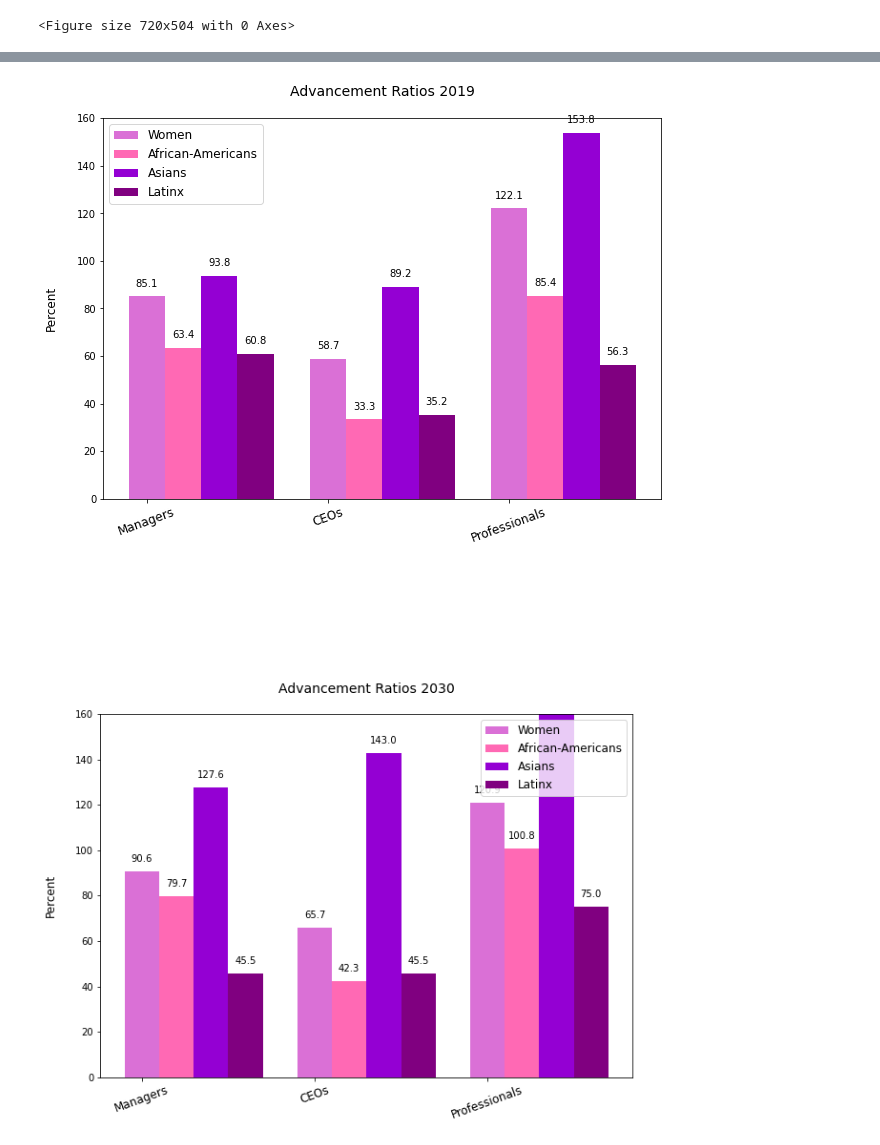
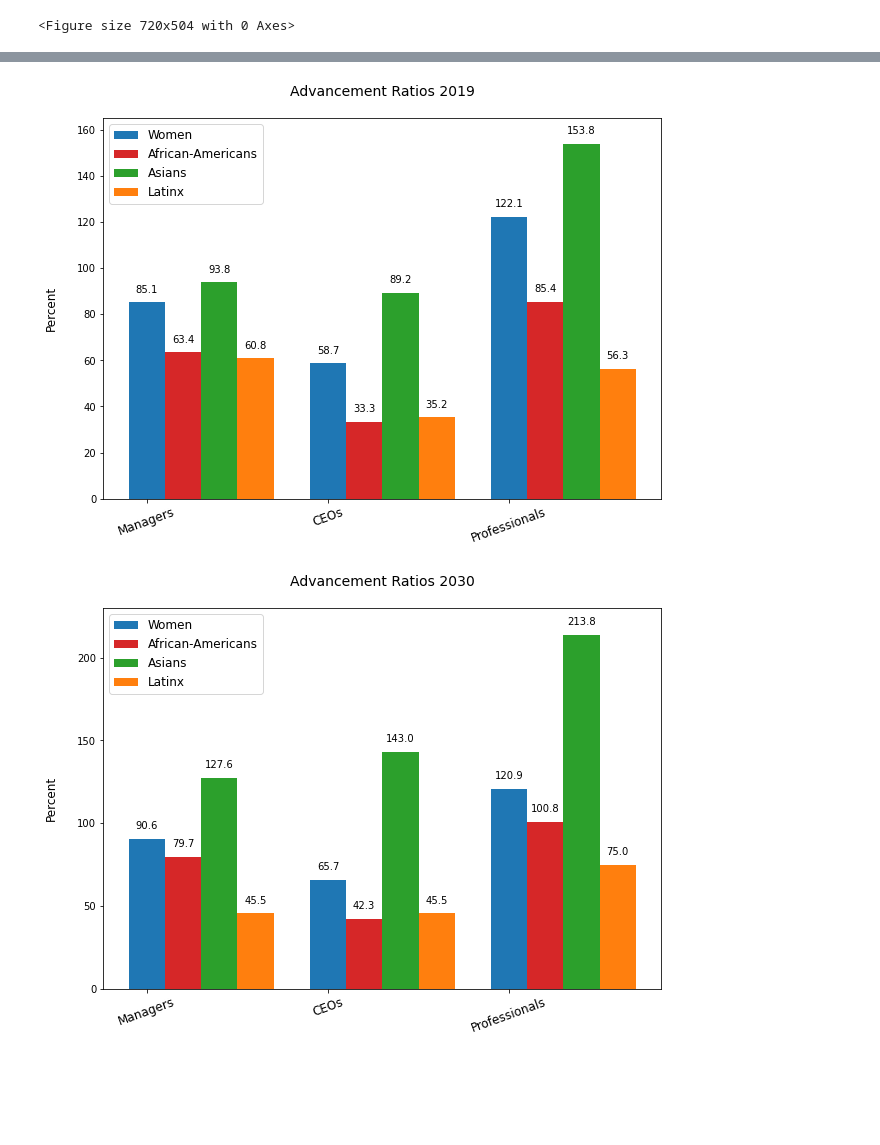
Before and after one commit to chinnamanaidu/project_rutgers, a Jupyter notebook: BLS_Project.ipynb, the cells around one changed output, grey strips where cells are left out. Drawn from its saved outputs; the diff is of its cells as text; code cells hidden in the pictures; blank space fills up the shorter version.

Commit message:
Changed colors in charts and added Ashni's slides to presentation with notes

```diff
--- a/BLS_Project.ipynb
+++ b/BLS_Project.ipynb
@@ -627,7 +630,7 @@ X = np.arange(3)
 plt.figure(figsize=(10,7))
 tick_locations = [value for value in X]
 plt.xticks(tick_locations, ["Managers","CEOs","Professionals"],fontsize=12)
-plt.bar(X + 0.00, data[0], color = 'orchid', width = 0.2, align="center")
+plt.bar(X + 0.00, data[0], color = 'tab:blue', width = 0.2, align="center")
 for x,y in zip(X + 0.00,data[0]):
     label = "{:.1f}".format(y)
     plt.annotate(label,
@@ -636,7 +639,7 @@ for x,y in zip(X + 0.00,data[0]):
                  xytext=(0,10),
                  ha='center')
 
-plt.bar(X + 0.20, data[1], color = 'hotpink', width = 0.2,align="center")
+plt.bar(X + 0.20, data[1], color = 'tab:red', width = 0.2,align="center")
 for x,y in zip(X + 0.20,data[1]):
     label = "{:.1f}".format(y)
     plt.annotate(label,
@@ -645,7 +648,7 @@ for x,y in zip(X + 0.20,data[1]):
                  xytext=(0,10),
                  ha='center')
 
-plt.bar(X + 0.40, data[2], color = 'darkviolet', width = 0.2,align="center")
+plt.bar(X + 0.40, data[2], color = 'tab:green', width = 0.2,align="center")
 for x,y in zip(X + 0.40,data[2]):
     label = "{:.1f}".format(y)
     plt.annotate(label,
@@ -654,7 +657,7 @@ for x,y in zip(X + 0.40,data[2]):
                  xytext=(0,10),
                  ha='center')
 
-plt.bar(X + 0.60, data[3], color = 'purple', width = 0.2,align="center")
+plt.bar(X + 0.60, data[3], color = 'tab:orange', width = 0.2,align="center")
 for x,y in zip(X + 0.60,data[3]):
     label = "{:.1f}".format(y)
     plt.annotate(label,
@@ -667,18 +670,18 @@ plt.title("Advancement Ratios 2019\n",fontsize=14)
 plt.legend(demographics, loc="best",fontsize=12)
 plt.ylabel("Percent\n",fontsize=12)
 plt.xticks(rotation = 20)
-plt.ylim(0,160)
+plt.ylim(0,165)
 
 plt.savefig("Images/bar_advratio2019")
 plt.show()
 # %% [output]
-[figure, old version]
+[figure, new version]
 # %%
 # advancement ratio chart, 2030
 
 advratio_2030 = pd.read_csv("DataFiles/advratio2030.csv")
 advratio_2030.head()
-advratio_2030.set_index("Unnamed: 0", inplace=True)
+# advratio_2030.set_index("Unnamed: 0", inplace=True)
 
 # data0 = [[advratio_2030.loc["Women"]]]
 # data1=[[advratio_2030.loc["African-Americans"]]]
@@ -694,7 +697,7 @@ X = np.arange(3)
 plt.figure(figsize=(10,7))
 tick_locations = [value for value in X]
 plt.xticks(tick_locations, ["Managers","CEOs","Professionals"],fontsize=12)
-plt.bar(X + 0.00, data[0], color = 'orchid', width = 0.2, align="center")
+plt.bar(X + 0.00, data[0], color = 'tab:blue', width = 0.2, align="center")
 for x,y in zip(X + 0.00,data[0]):
     label = "{:.1f}".format(y)
     plt.annotate(label,
@@ -703,43 +706,43 @@ for x,y in zip(X + 0.00,data[0]):
                  xytext=(0,10),
                  ha='center')
 
-plt.bar(X + 0.20, data[1], color = 'hotpink', width = 0.2,align="center")
+plt.bar(X + 0.20, data[1], color = 'tab:red', width = 0.2,align="center")
 for x,y in zip(X + 0.20,data[1]):
     label = "{:.1f}".format(y)
     plt.annotate(label,
                  (x,y),
                  textcoords="offset points",
                  xytext=(0,10),
                  ha='center')
 
-plt.bar(X + 0.40, data[2], color = 'darkviolet', width = 0.2,align="center")
+plt.bar(X + 0.40, data[2], color = 'tab:green', width = 0.2,align="center")
 for x,y in zip(X + 0.40,data[2]):
     label = "{:.1f}".format(y)
     plt.annotate(label,
                  (x,y),
                  textcoords="offset points",
                  xytext=(0,10),
                  ha='center')
 
-plt.bar(X + 0.60, data[3], color = 'purple', width = 0.2,align="center")
+plt.bar(X + 0.60, data[3], color = 'tab:orange', width = 0.2,align="center")
 for x,y in zip(X + 0.60,data[3]):
     label = "{:.1f}".format(y)
     plt.annotate(label,
                  (x,y),
                  textcoords="offset points",
                  xytext=(0,10),
                  ha='center')
 
 plt.title("Advancement Ratios 2030\n",fontsize=14)
 plt.legend(demographics, loc="best",fontsize=12)
 plt.ylabel("Percent\n",fontsize=12)
 plt.xticks(rotation = 20)
-plt.ylim(0,160)
+plt.ylim(0,230)
 
 plt.savefig("Images/bar_advratio2030")
 plt.show()
 # %% [output]
-[figure, old version]
+[figure, new version]
 # %%
 skinny_data2019b = skinny_data2019.drop([1],axis=0)
 skinny_data2019b
```
Also changed, not shown: parts of 9 cells of this notebook, 14 other files.
